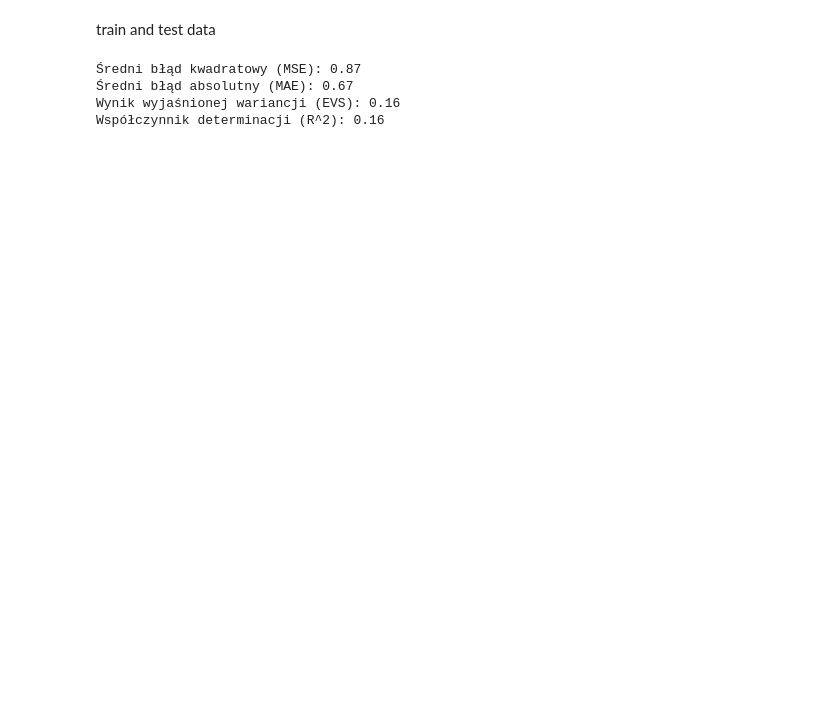
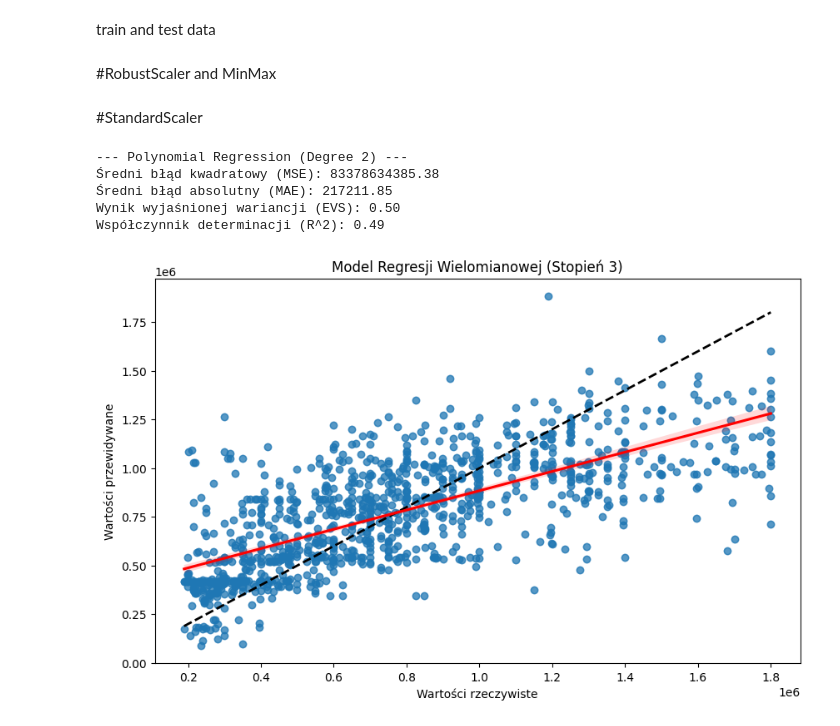
Before and after one commit to lukrak2002/projekt, a Jupyter notebook: projekt.ipynb, the cells around one changed output. Drawn from its saved outputs; the diff is of its cells as text; code cells hidden in the pictures; blank space fills up the shorter version.

```diff
--- a/projekt.ipynb
+++ b/projekt.ipynb
@@ -403,9 +382,0 @@ print(df.head())
-# %%
-scaler = MinMaxScaler()
-col_float = ['type', 'price', 'beds', 'bath', 'propertysqft',
-       'sublocality']
-
-for i in df[col_float]:
-  df[i] = scaler.fit_transform(df[[i]])
-
-print(df.head())
@@ -480,22 +415,2 @@ regressor = LinearRegression().fit(X_train, y_train)
-# %%
-from sklearn.metrics import mean_squared_error, mean_absolute_error, explained_variance_score, r2_score
-
-# Przewidywanie na zbiorze testowym
-y_pred = regressor.predict(X_test)
-
-# Obliczanie miar
-mse = mean_squared_error(y_test, y_pred)
-mae = mean_absolute_error(y_test, y_pred)
-evs = explained_variance_score(y_test, y_pred)
-r2 = r2_score(y_test, y_pred)
-
-# Wypisywanie wyników
-print(f"Średni błąd kwadratowy (MSE): {mse:.2f}")
-print(f"Średni błąd absolutny (MAE): {mae:.2f}")
-print(f"Wynik wyjaśnionej wariancji (EVS): {evs:.2f}")
-print(f"Współczynnik determinacji (R^2): {r2:.2f}")
-# %% [output]
-Średni błąd kwadratowy (MSE): 0.87
-Średni błąd absolutny (MAE): 0.67
-Wynik wyjaśnionej wariancji (EVS): 0.16
-Współczynnik determinacji (R^2): 0.16
+# %% [markdown]
+#RobustScaler and MinMax
@@ -501,0 +431,44 @@ Współczynnik determinacji (R^2): 0.16
+# %% [markdown]
+#StandardScaler
+# %%
+from sklearn.preprocessing import StandardScaler
+
+scaler = StandardScaler()
+X_train_scaled = scaler.fit_transform(X_train)
+X_test_scaled = scaler.transform(X_test)
+# %%
+from sklearn.metrics import mean_squared_error, mean_absolute_error, explained_variance_score, r2_score
+
+poly_features = PolynomialFeatures(degree=3)
+X_train_poly = poly_features.fit_transform(X_train_scaled)
+X_test_poly = poly_features.transform(X_test_scaled)
+
+poly_reg = LinearRegression()
+poly_reg.fit(X_train_poly, y_train)
+y_pred_poly = poly_reg.predict(X_test_poly)
+
+print("\n--- Polynomial Regression (Degree 2) ---")
+mse_poly = mean_squared_error(y_test, y_pred_poly)
+mae_poly = mean_absolute_error(y_test, y_pred_poly)
+evs_poly = explained_variance_score(y_test, y_pred_poly)
+r2_poly = r2_score(y_test, y_pred_poly)
+print(f"Średni błąd kwadratowy (MSE): {mse_poly:.2f}")
+print(f"Średni błąd absolutny (MAE): {mae_poly:.2f}")
+print(f"Wynik wyjaśnionej wariancji (EVS): {evs_poly:.2f}")
+print(f"Współczynnik determinacji (R^2): {r2_poly:.2f}")
+
+plt.figure(figsize=(10, 6))
+plt.scatter(y_test, y_pred_poly, alpha=0.5)
+plt.plot([y_test.min(), y_test.max()], [y_test.min(), y_test.max()], 'k--', lw=2)
+sns.regplot(x=y_test, y=y_pred_poly, scatter_kws={'alpha': 0.5}, line_kws={'color': 'red'})
+plt.xlabel('Wartości rzeczywiste')
+plt.ylabel('Wartości przewidywane')
+plt.title('Model Regresji Wielomianowej (Stopień 3)')
+plt.show()
+# %% [output]
+--- Polynomial Regression (Degree 2) ---
+Średni błąd kwadratowy (MSE): 83378634385.38
+Średni błąd absolutny (MAE): 217211.85
+Wynik wyjaśnionej wariancji (EVS): 0.50
+Współczynnik determinacji (R^2): 0.49
+[figure, added]
```
Also changed, not shown: parts of 38 cells of this notebook.
